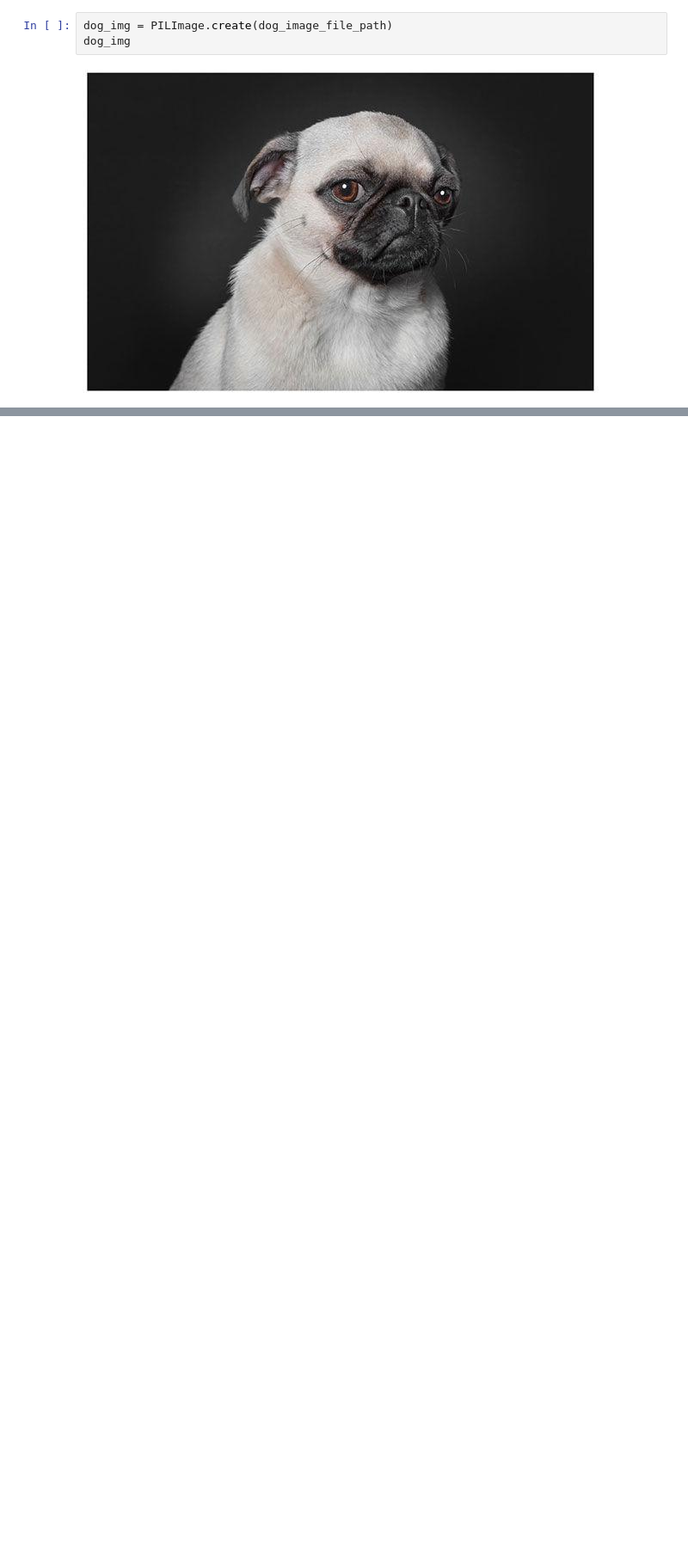
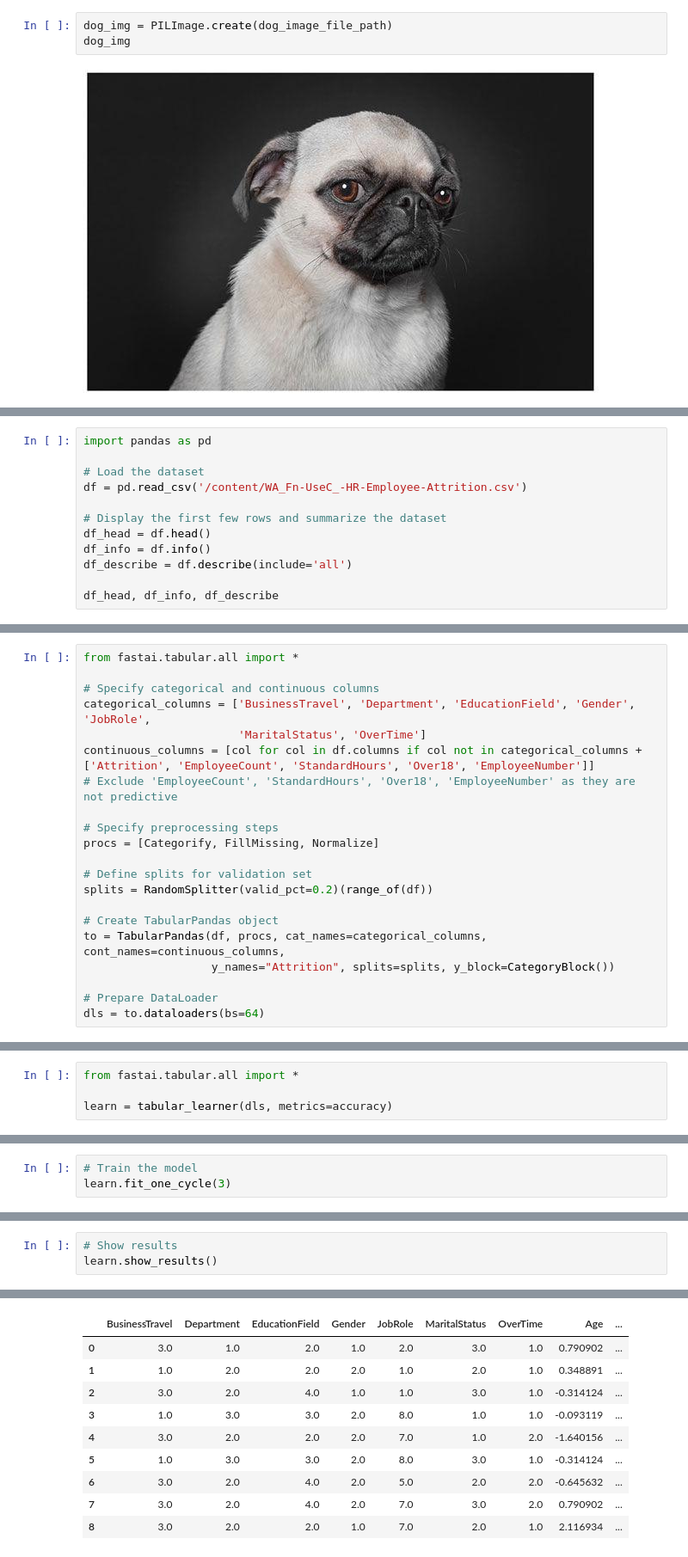
Before and after one commit to SriVinayA/SJSU-CMPE258-DeepLearning, a Jupyter notebook: Assignment 3/Assignment_3.ipynb, the cells around one changed output, grey strips where cells are left out. Shown at 86% size. Drawn from its saved outputs; the diff is of its cells as text; blank space fills up the shorter version.

```diff
--- a/Assignment 3/Assignment_3.ipynb
+++ b/Assignment 3/Assignment_3.ipynb
@@ -99,0 +102,12 @@ Probability it's a dog: 0.000002
+# %%
+import pandas as pd
+
+# Load the dataset
+df = pd.read_csv('/content/WA_Fn-UseC_-HR-Employee-Attrition.csv')
+
+# Display the first few rows and summarize the dataset
+df_head = df.head()
+df_info = df.info()
+df_describe = df.describe(include='all')
+
+df_head, df_info, df_describe
@@ -99,0 +183,21 @@ Probability it's a dog: 0.000002
+# %%
+from fastai.tabular.all import *
+
+# Specify categorical and continuous columns
+categorical_columns = ['BusinessTravel', 'Department', 'EducationField', 'Gender', 'JobRole',
+                       'MaritalStatus', 'OverTime']
+continuous_columns = [col for col in df.columns if col not in categorical_columns + ['Attrition', 'EmployeeCount', 'StandardHours', 'Over18', 'EmployeeNumber']]
+# Exclude 'EmployeeCount', 'StandardHours', 'Over18', 'EmployeeNumber' as they are not predictive
+
+# Specify preprocessing steps
+procs = [Categorify, FillMissing, Normalize]
+
+# Define splits for validation set
+splits = RandomSplitter(valid_pct=0.2)(range_of(df))
+
+# Create TabularPandas object
+to = TabularPandas(df, procs, cat_names=categorical_columns, cont_names=continuous_columns,
+                   y_names="Attrition", splits=splits, y_block=CategoryBlock())
+
+# Prepare DataLoader
+dls = to.dataloaders(bs=64)
@@ -99,0 +206,4 @@ Probability it's a dog: 0.000002
+# %%
+from fastai.tabular.all import *
+
+learn = tabular_learner(dls, metrics=accuracy)
@@ -99,0 +212,3 @@ Probability it's a dog: 0.000002
+# %%
+# Train the model
+learn.fit_one_cycle(3)
@@ -99,0 +222,4 @@ Probability it's a dog: 0.000002
+# %%
+# Show results
+learn.show_results()
+# %% [output]
@@ -99,0 +227,10 @@ Probability it's a dog: 0.000002
+|  | BusinessTravel | Department | EducationField | Gender | JobRole | MaritalStatus | OverTime | Age | ... |
+| 0 | 3.0 | 1.0 | 2.0 | 1.0 | 2.0 | 3.0 | 1.0 | 0.790902 | ... |
+| 1 | 1.0 | 2.0 | 2.0 | 2.0 | 1.0 | 2.0 | 1.0 | 0.348891 | ... |
+| 2 | 3.0 | 2.0 | 4.0 | 1.0 | 1.0 | 3.0 | 1.0 | -0.314124 | ... |
+| 3 | 1.0 | 3.0 | 3.0 | 2.0 | 8.0 | 1.0 | 1.0 | -0.093119 | ... |
+| 4 | 3.0 | 2.0 | 2.0 | 2.0 | 7.0 | 1.0 | 2.0 | -1.640156 | ... |
+| 5 | 1.0 | 3.0 | 3.0 | 2.0 | 8.0 | 3.0 | 1.0 | -0.314124 | ... |
+| 6 | 3.0 | 2.0 | 4.0 | 2.0 | 5.0 | 2.0 | 2.0 | -0.645632 | ... |
+| 7 | 3.0 | 2.0 | 4.0 | 2.0 | 7.0 | 3.0 | 2.0 | 0.790902 | ... |
+| 8 | 3.0 | 2.0 | 2.0 | 1.0 | 7.0 | 2.0 | 1.0 | 2.116934 | ... |
```
Also changed, not shown: parts of 33 cells of this notebook.
